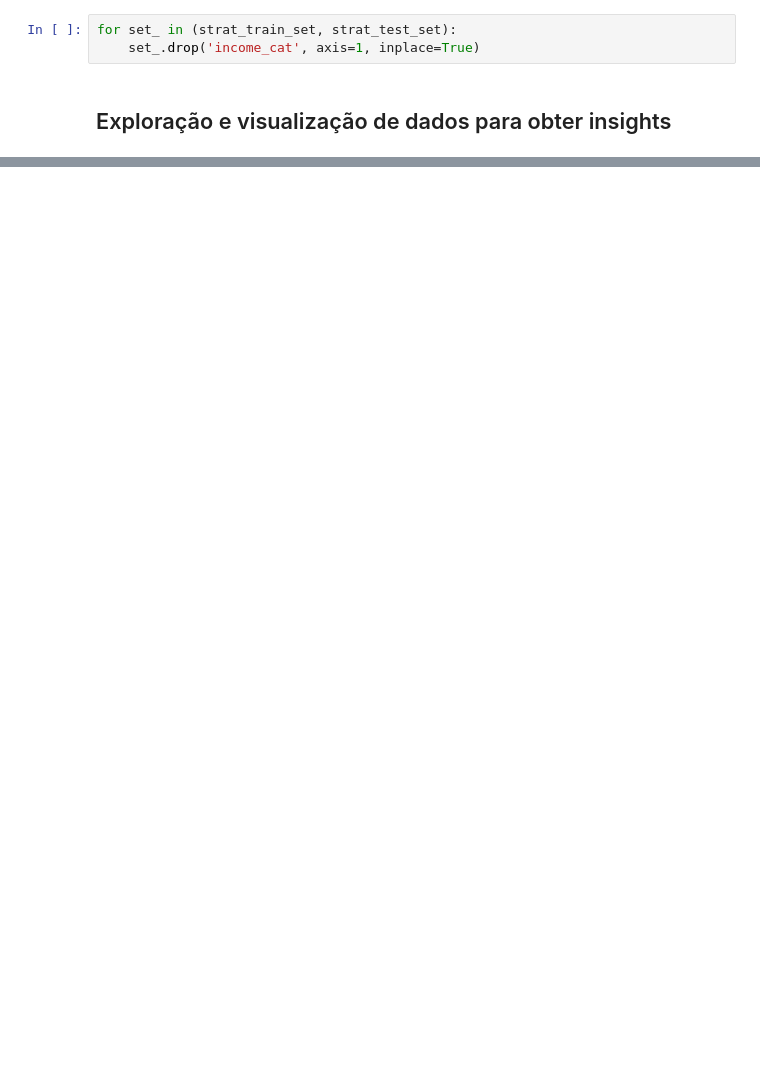
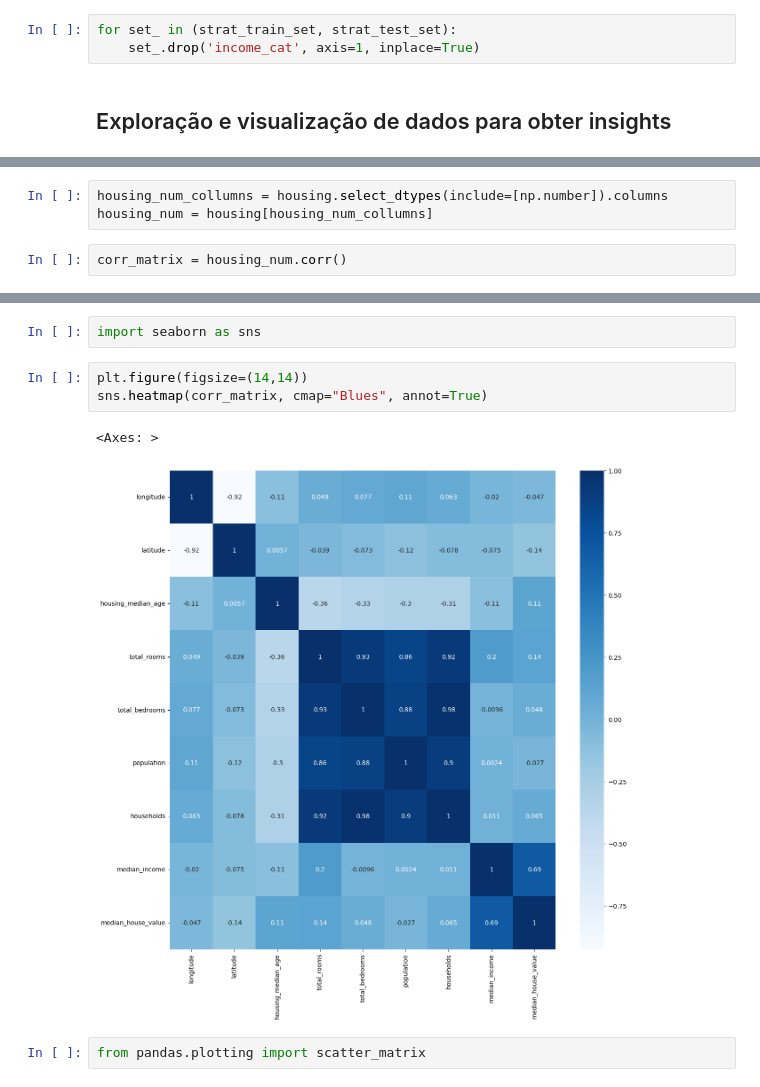
Before and after one commit to giulianafernandes/california_housing_prices, a Jupyter notebook: california_housing_prices-ml.ipynb, the cells around one changed output, grey strips where cells are left out. Drawn from its saved outputs; the diff is of its cells as text; blank space fills up the shorter version.

```diff
--- a/california_housing_prices-ml.ipynb
+++ b/california_housing_prices-ml.ipynb
@@ -169,0 +167,5 @@ for set_ in (strat_train_set, strat_test_set):
+# %%
+housing_num_collumns = housing.select_dtypes(include=[np.number]).columns
+housing_num = housing[housing_num_collumns]
+# %%
+corr_matrix = housing_num.corr()
@@ -169,0 +185,10 @@ for set_ in (strat_train_set, strat_test_set):
+# %%
+import seaborn as sns
+# %%
+plt.figure(figsize=(14,14))
+sns.heatmap(corr_matrix, cmap="Blues", annot=True)
+# %% [output]
+<Axes: >
+[figure, added]
+# %%
+from pandas.plotting import scatter_matrix
```
Also changed, not shown: parts of 30 cells of this notebook, 1 other file.
